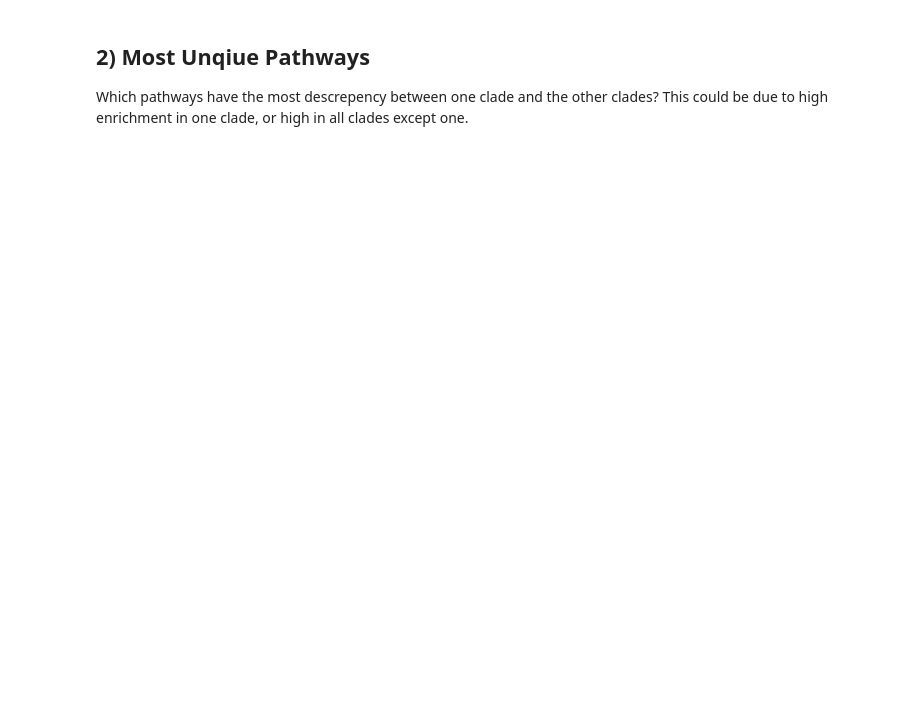
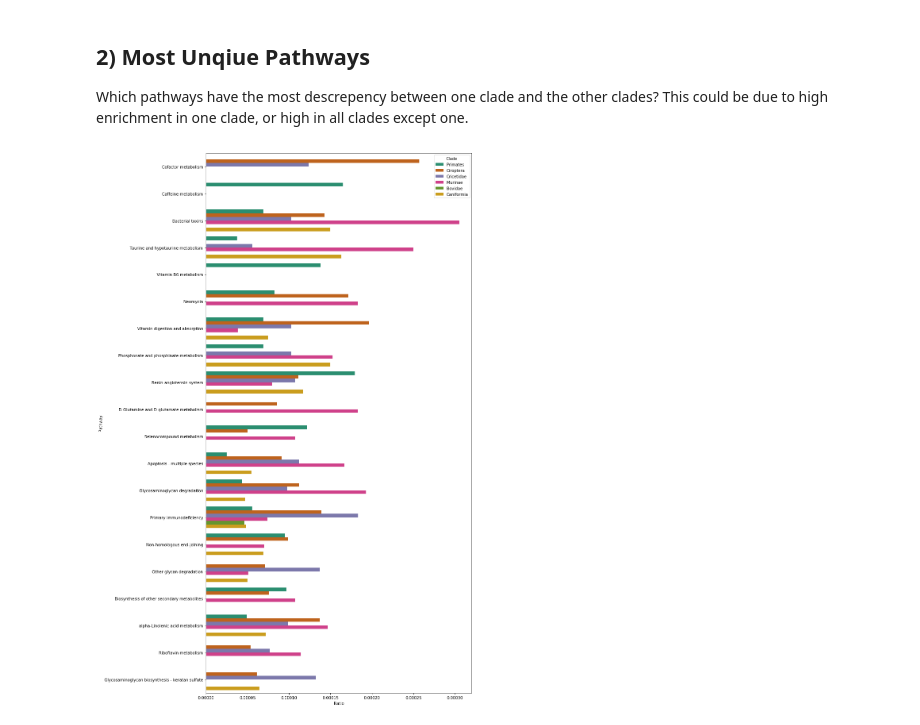
Before and after one commit to jcooper036/corsair, a Jupyter notebook: ontology_analysis/kegg_pathway_plotting.ipynb, the cells around one changed output. Saved outputs shown, nothing was run; the diff lists cells and outputs as text; code cells hidden in the pictures; blank space fills up the shorter version.

```diff
--- a/ontology_analysis/kegg_pathway_plotting.ipynb
+++ b/ontology_analysis/kegg_pathway_plotting.ipynb
@@ -113,0 +202,6 @@ Which pathways have the most descrepency between one clade and the other clades?
+# %%
+pathway_num = 20
+most_unique = unique_pathways(keggs, pathway_num)
+plot_pathways(keggs, names, most_unique)
+# %% [output]
+[figure, added]
```
Also changed, not shown: parts of 10 cells of this notebook, 9 other files.
